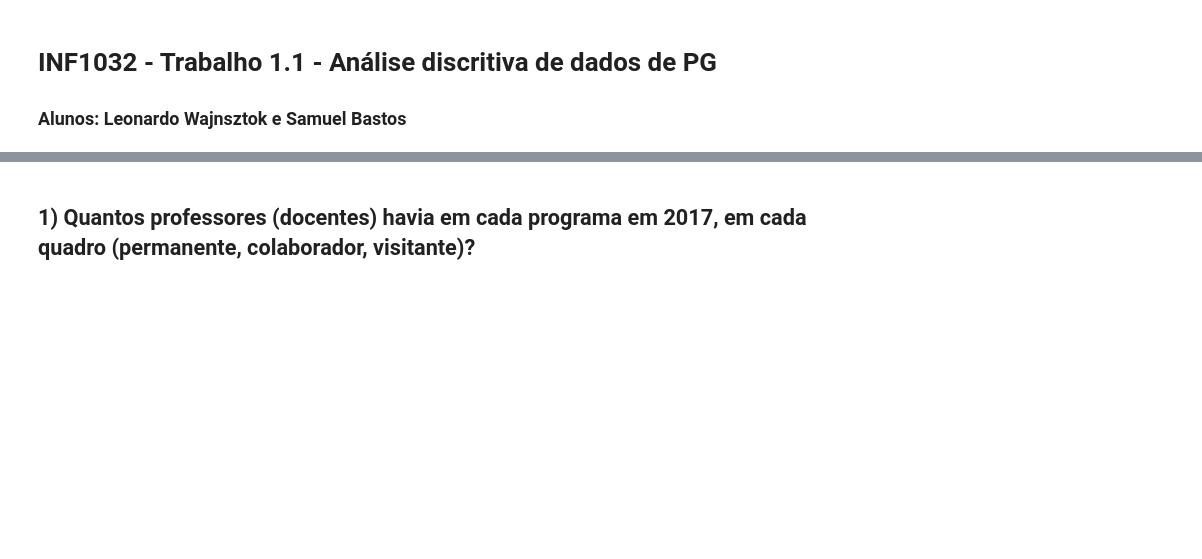
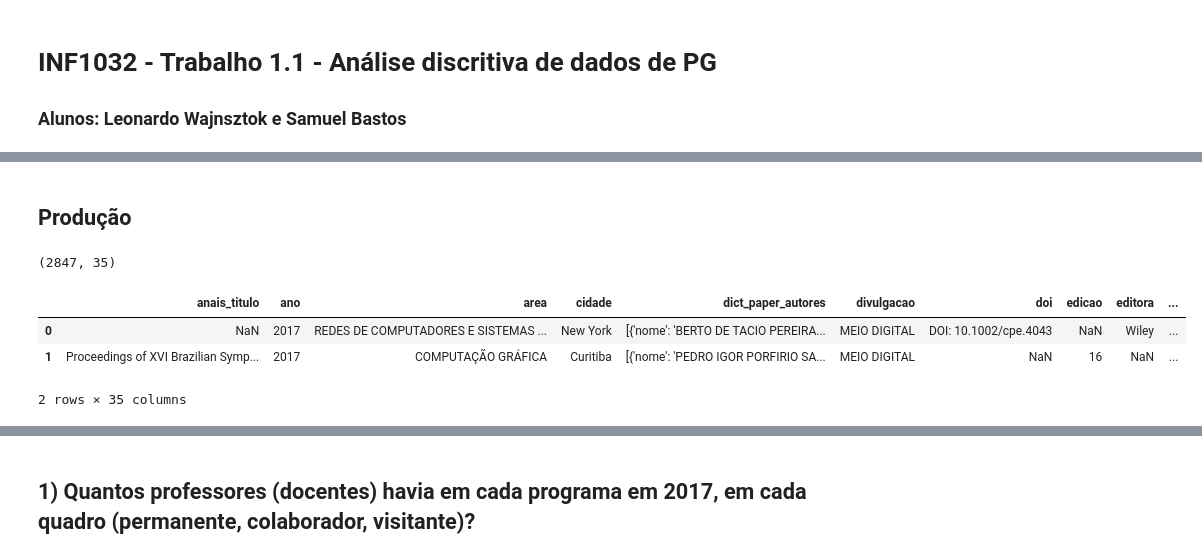
Before and after one commit to leotok/INF1032, a Jupyter notebook: T1-1.ipynb, the cells around one changed output, grey strips where cells are left out. Cells and saved outputs as stored; diff of their text form; code cells hidden in the pictures; blank space fills up the shorter version.

```diff
--- a/T1-1.ipynb
+++ b/T1-1.ipynb
@@ -20,0 +37,11 @@ trabalhos = trabalhosRaw
+# %% [markdown]
+## Produção
+# %%
+print (producao.shape)
+producao.head(2)
+# %% [output]
+(2847, 35)
+|  | anais_titulo | ano | area | cidade | dict_paper_autores | divulgacao | doi | edicao | editora | ... |
+| 0 | NaN | 2017 | REDES DE COMPUTADORES E SISTEMAS ... | New York | [{'nome': 'BERTO DE TACIO PEREIRA... | MEIO DIGITAL | DOI: 10.1002/cpe.4043 | NaN | Wiley | ... |
+| 1 | Proceedings of XVI Brazilian Symp... | 2017 | COMPUTAÇÃO GRÁFICA | Curitiba | [{'nome': 'PEDRO IGOR PORFIRIO SA... | MEIO DIGITAL | NaN | 16 | NaN | ... |
+2 rows × 35 columns
```
Also changed, not shown: parts of 13 cells of this notebook.
